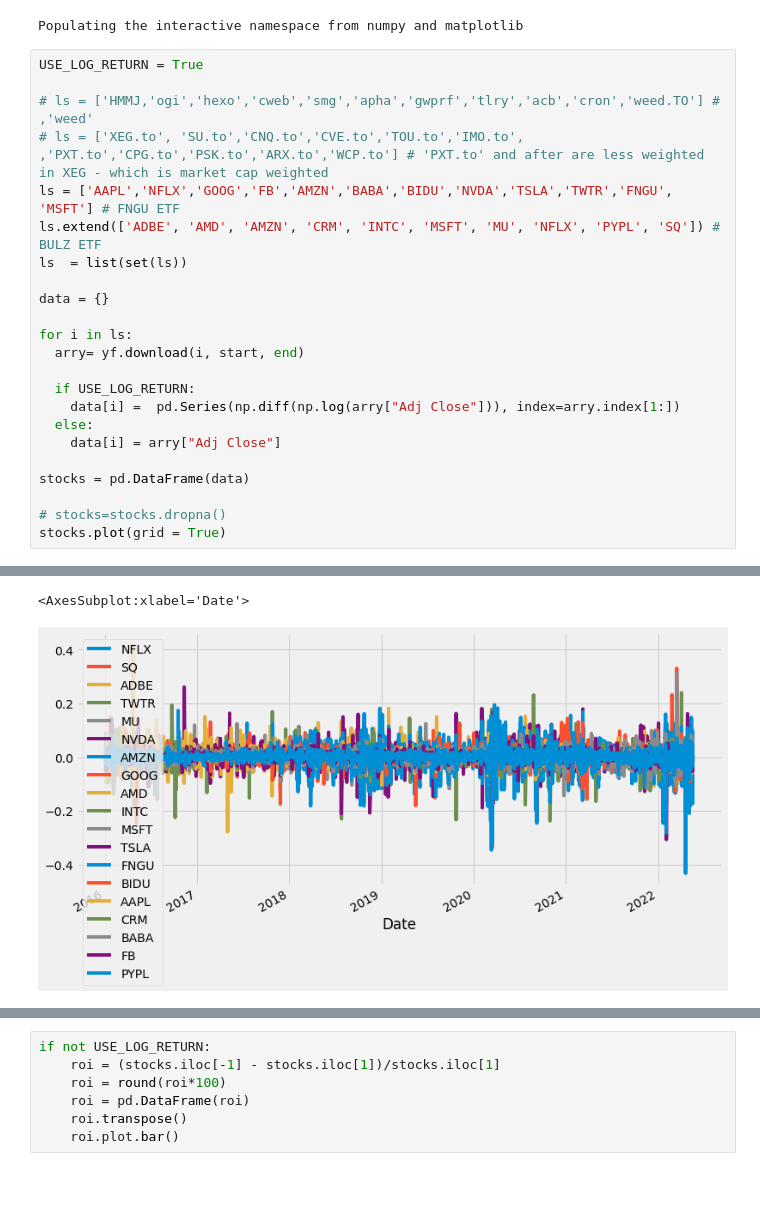
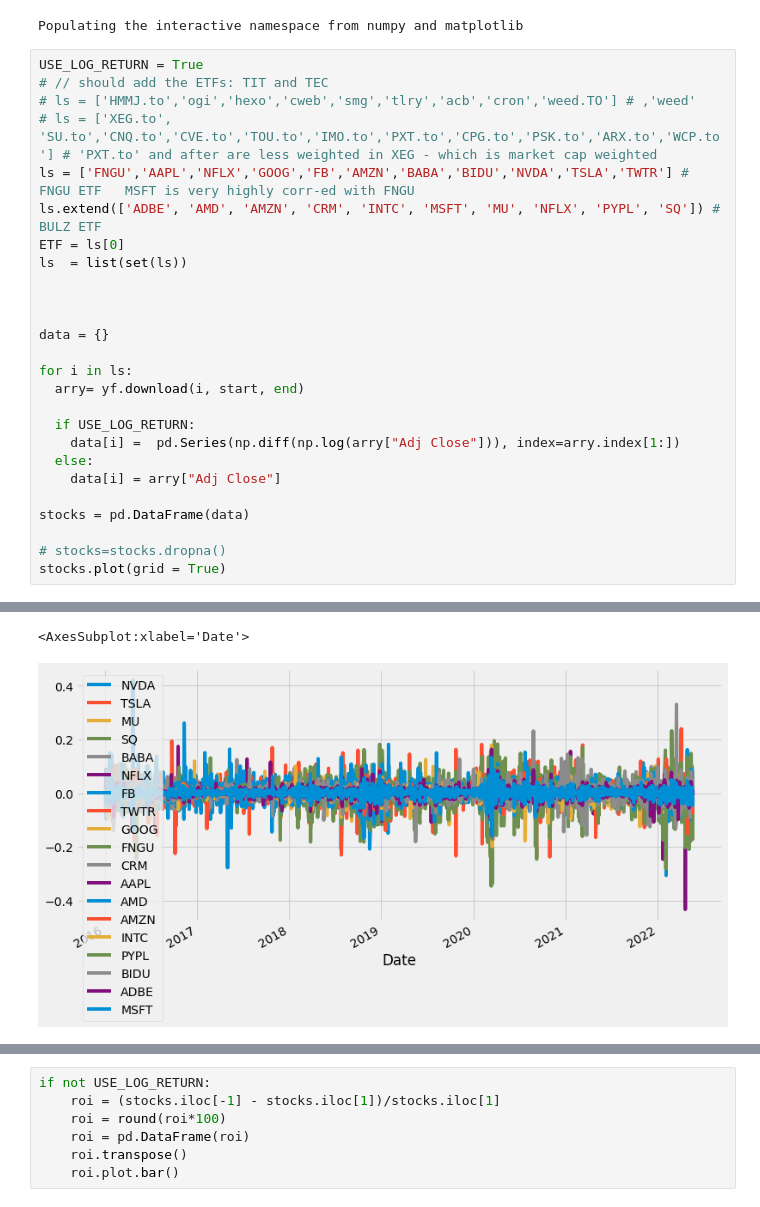
Before and after one commit to alik604/algorithmic-trading, a Jupyter notebook: ETF Correlation Network.ipynb, the cells around one changed output, grey strips where cells are left out. Cells and saved outputs as stored; diff of their text form.

```diff
--- a/ETF Correlation Network.ipynb
+++ b/ETF Correlation Network.ipynb
@@ -34,12 +36,15 @@ end = datetime.date.today()
 Populating the interactive namespace from numpy and matplotlib
 # %%
 USE_LOG_RETURN = True
+# // should add the ETFs: TIT and TEC
+# ls = ['HMMJ.to','ogi','hexo','cweb','smg','tlry','acb','cron','weed.TO'] # ,'weed'
+# ls = ['XEG.to', 'SU.to','CNQ.to','CVE.to','TOU.to','IMO.to','PXT.to','CPG.to','PSK.to','ARX.to','WCP.to'] # 'PXT.to' and after are less weighted in XEG - which is market cap weighted
+ls = ['FNGU','AAPL','NFLX','GOOG','FB','AMZN','BABA','BIDU','NVDA','TSLA','TWTR'] # FNGU ETF   MSFT is very highly corr-ed with FNGU
+ls.extend(['ADBE', 'AMD', 'AMZN', 'CRM', 'INTC', 'MSFT', 'MU', 'NFLX', 'PYPL', 'SQ']) # BULZ ETF
+ETF = ls[0]
+ls  = list(set(ls))
 
-# ls = ['HMMJ,'ogi','hexo','cweb','smg','apha','gwprf','tlry','acb','cron','weed.TO'] # ,'weed'
-# ls = ['XEG.to', 'SU.to','CNQ.to','CVE.to','TOU.to','IMO.to', ,'PXT.to','CPG.to','PSK.to','ARX.to','WCP.to'] # 'PXT.to' and after are less weighted in XEG - which is market cap weighted
-ls = ['AAPL','NFLX','GOOG','FB','AMZN','BABA','BIDU','NVDA','TSLA','TWTR','FNGU', 'MSFT'] # FNGU ETF
-ls.extend(['ADBE', 'AMD', 'AMZN', 'CRM', 'INTC', 'MSFT', 'MU', 'NFLX', 'PYPL', 'SQ']) # BULZ ETF
-ls  = list(set(ls))
+
 
 data = {}
 
@@ -49,34 +54,34 @@ for i in ls:
   if USE_LOG_RETURN:
     data[i] =  pd.Series(np.diff(np.log(arry["Adj Close"])), index=arry.index[1:])
   else:
     data[i] = arry["Adj Close"]
 
 stocks = pd.DataFrame(data)
 
 # stocks=stocks.dropna()
 stocks.plot(grid = True)
 # %% [output]
 [*********************100%***********************]  1 of 1 completed
 [*********************100%***********************]  1 of 1 completed
 [*********************100%***********************]  1 of 1 completed
 [*********************100%***********************]  1 of 1 completed
 [*********************100%***********************]  1 of 1 completed
 [*********************100%***********************]  1 of 1 completed
 [*********************100%***********************]  1 of 1 completed
 [*********************100%***********************]  1 of 1 completed
 [*********************100%***********************]  1 of 1 completed
 [*********************100%***********************]  1 of 1 completed
 [*********************100%***********************]  1 of 1 completed
 [*********************100%***********************]  1 of 1 completed
 [*********************100%***********************]  1 of 1 completed
 [*********************100%***********************]  1 of 1 completed
 [*********************100%***********************]  1 of 1 completed
 [*********************100%***********************]  1 of 1 completed
 [*********************100%***********************]  1 of 1 completed
 [*********************100%***********************]  1 of 1 completed
 [*********************100%***********************]  1 of 1 completed
 <AxesSubplot:xlabel='Date'>
-[figure, old version]
+[figure, new version]
 # %%
 # np.sum(stocks.isna())
 stocks.shape
```
Also changed, not shown: parts of 10 cells of this notebook.
